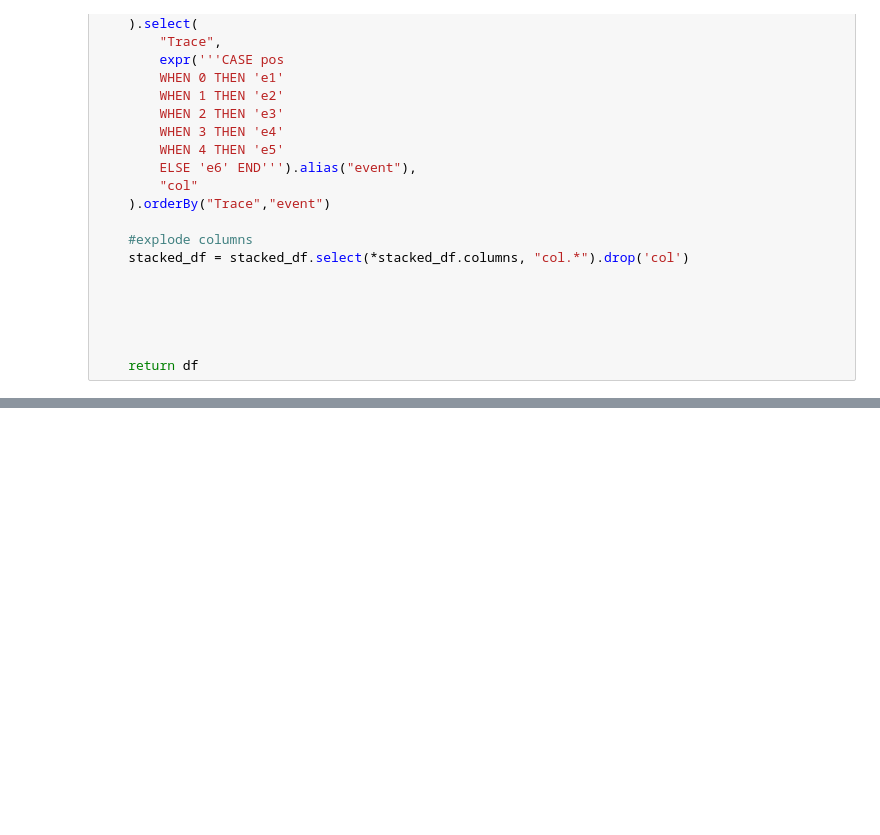
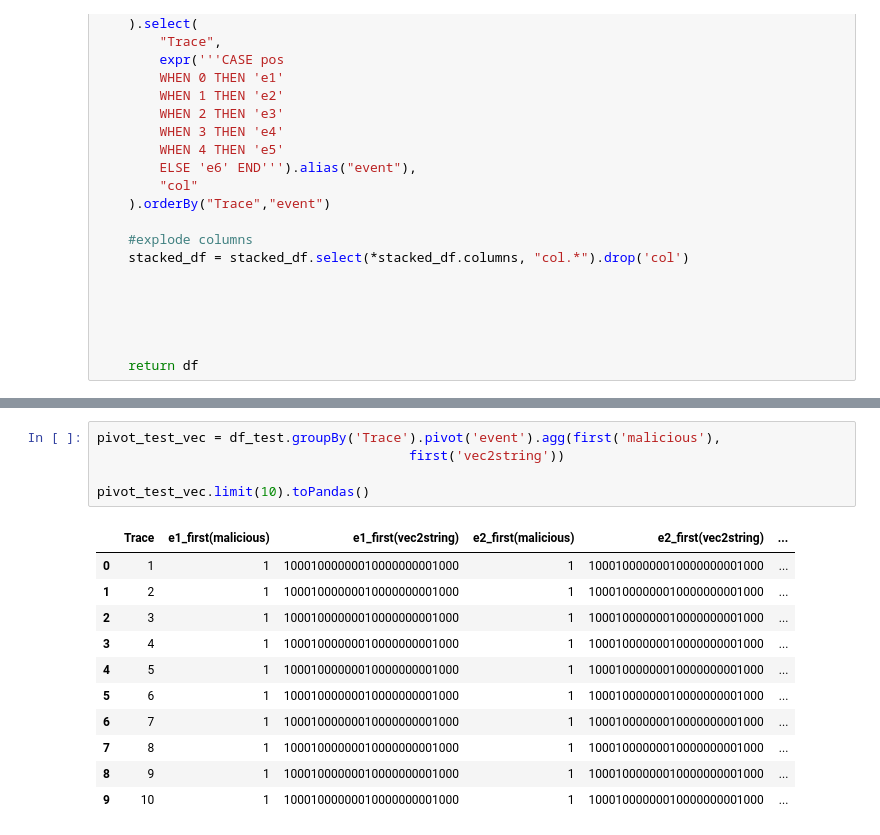
Before and after one commit to MBrend15/Public_Project_Repo, a Jupyter notebook: ve2.ipynb, the cells around one changed output, grey strips where cells are left out. Drawn from its saved outputs; the diff is of its cells as text; blank space fills up the shorter version.

```diff
--- a/ve2.ipynb
+++ b/ve2.ipynb
@@ -243,0 +563,17 @@ def trace_encode(df, col_list):
+# %%
+pivot_test_vec = df_test.groupBy('Trace').pivot('event').agg(first('malicious'),
+                                        first('vec2string'))
+
+pivot_test_vec.limit(10).toPandas()
+# %% [output]
+|  | Trace | e1_first(malicious) | e1_first(vec2string) | e2_first(malicious) | e2_first(vec2string) | ... |
+| 0 | 1 | 1 | 10001000000010000000001000 | 1 | 10001000000010000000001000 | ... |
+| 1 | 2 | 1 | 10001000000010000000001000 | 1 | 10001000000010000000001000 | ... |
+| 2 | 3 | 1 | 10001000000010000000001000 | 1 | 10001000000010000000001000 | ... |
+| 3 | 4 | 1 | 10001000000010000000001000 | 1 | 10001000000010000000001000 | ... |
+| 4 | 5 | 1 | 10001000000010000000001000 | 1 | 10001000000010000000001000 | ... |
+| 5 | 6 | 1 | 10001000000010000000001000 | 1 | 10001000000010000000001000 | ... |
+| 6 | 7 | 1 | 10001000000010000000001000 | 1 | 10001000000010000000001000 | ... |
+| 7 | 8 | 1 | 10001000000010000000001000 | 1 | 10001000000010000000001000 | ... |
+| 8 | 9 | 1 | 10001000000010000000001000 | 1 | 10001000000010000000001000 | ... |
+| 9 | 10 | 1 | 10001000000010000000001000 | 1 | 10001000000010000000001000 | ... |
```
Also changed, not shown: parts of 36 cells of this notebook, 3 other files.
